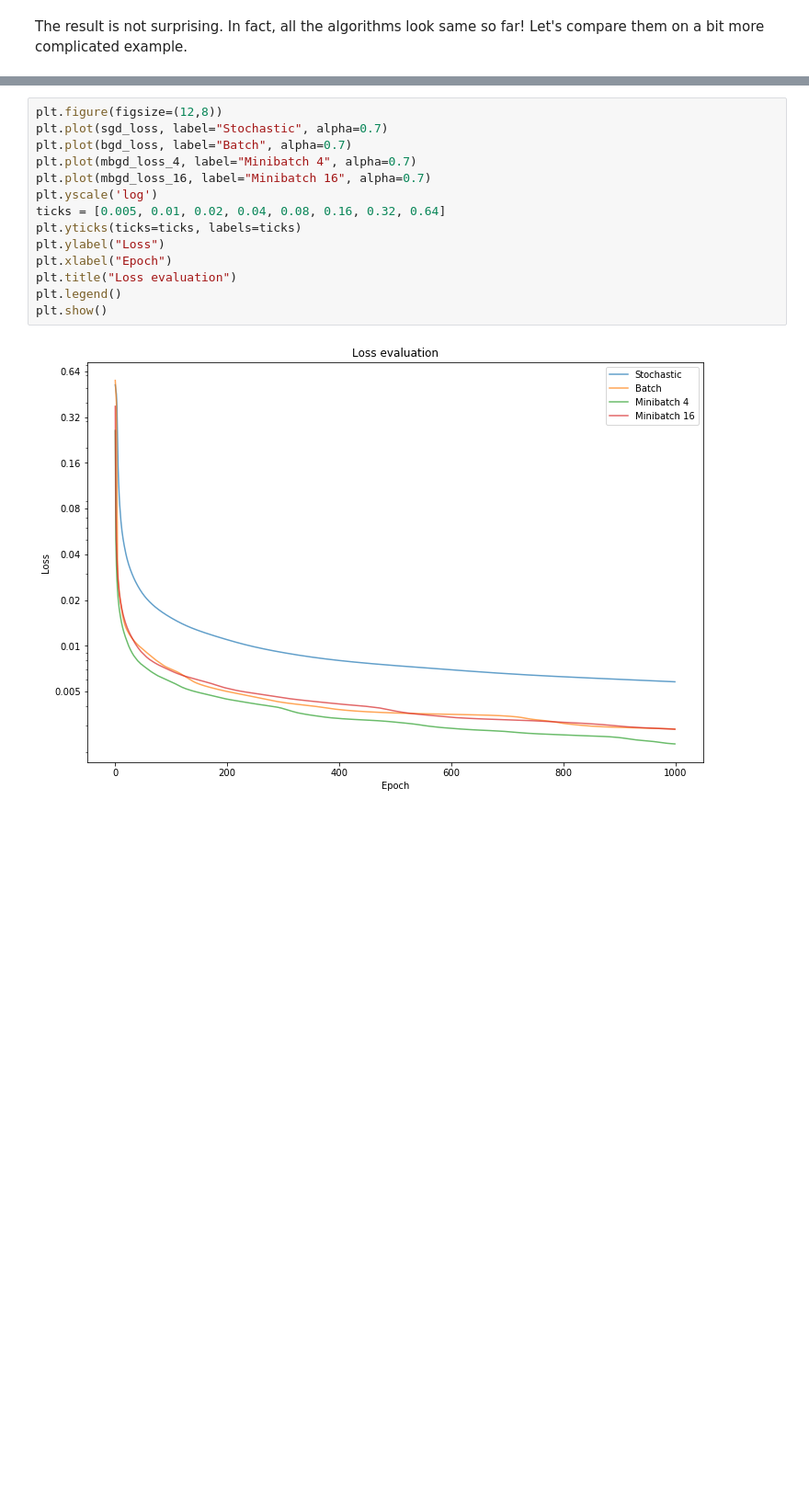
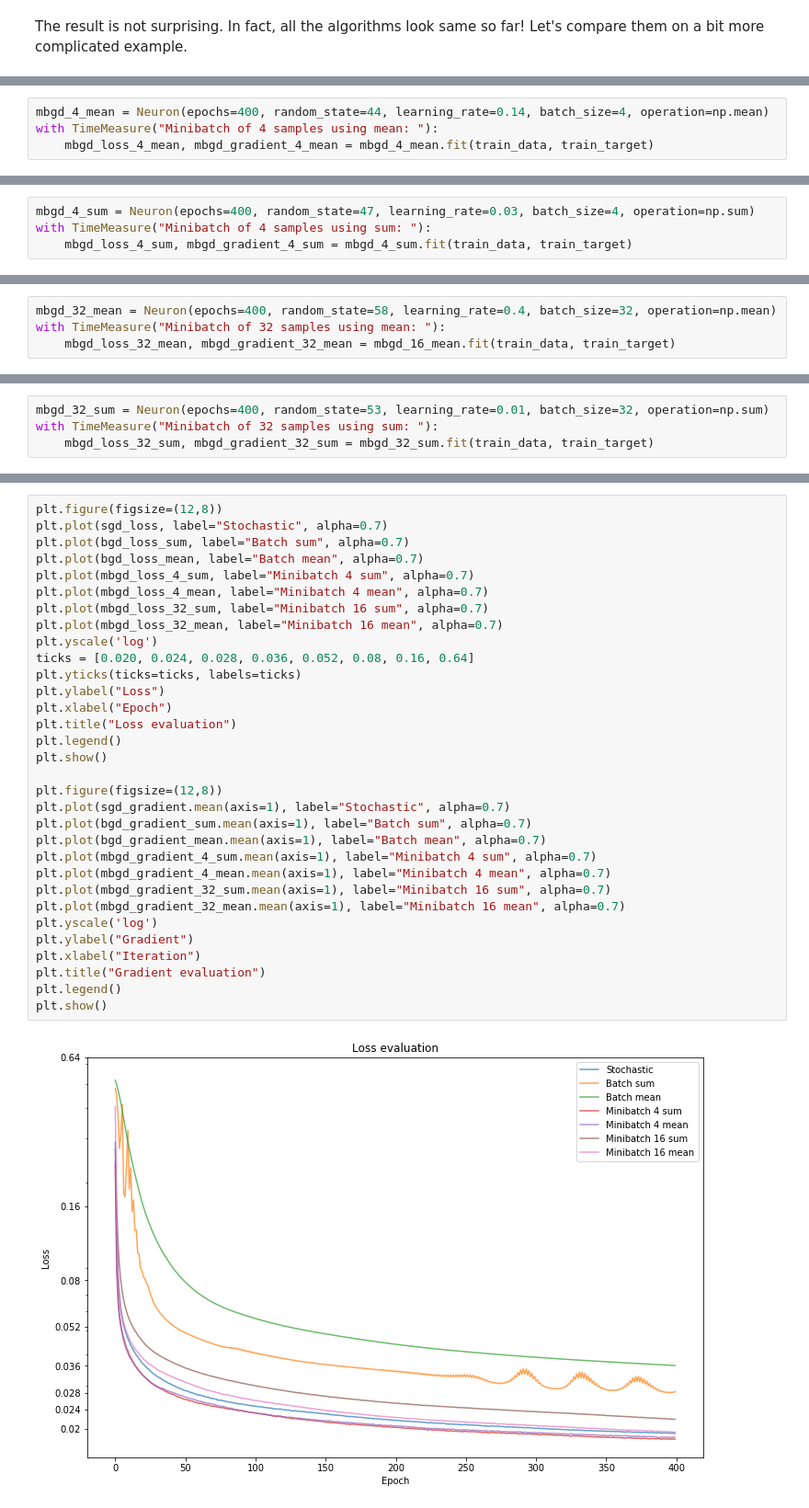
Before and after one commit to PatrikValkovic/neural-networks-step-by-step, a Jupyter notebook: 04-logistic-regression-training.ipynb, the cells around one changed output, grey strips where cells are left out. Shown at 92% size. Drawn from its saved outputs; the diff is of its cells as text; blank space fills up the shorter version.

Commit message:
Add code to evaluation

```diff
--- a/04-logistic-regression-training.ipynb
+++ b/04-logistic-regression-training.ipynb
@@ -456,0 +393,4 @@ plt.imshow(train_data[1000, :784].reshape(28, 28))
+# %%
+mbgd_4_mean = Neuron(epochs=400, random_state=44, learning_rate=0.14, batch_size=4, operation=np.mean)
+with TimeMeasure("Minibatch of 4 samples using mean: "):
+    mbgd_loss_4_mean, mbgd_gradient_4_mean = mbgd_4_mean.fit(train_data, train_target)
@@ -456,0 +399,4 @@ plt.imshow(train_data[1000, :784].reshape(28, 28))
+# %%
+mbgd_4_sum = Neuron(epochs=400, random_state=47, learning_rate=0.03, batch_size=4, operation=np.sum)
+with TimeMeasure("Minibatch of 4 samples using sum: "):
+    mbgd_loss_4_sum, mbgd_gradient_4_sum = mbgd_4_sum.fit(train_data, train_target)
@@ -456,0 +405,4 @@ plt.imshow(train_data[1000, :784].reshape(28, 28))
+# %%
+mbgd_32_mean = Neuron(epochs=400, random_state=58, learning_rate=0.4, batch_size=32, operation=np.mean)
+with TimeMeasure("Minibatch of 32 samples using mean: "):
+    mbgd_loss_32_mean, mbgd_gradient_32_mean = mbgd_16_mean.fit(train_data, train_target)
@@ -456,0 +411,4 @@ plt.imshow(train_data[1000, :784].reshape(28, 28))
+# %%
+mbgd_32_sum = Neuron(epochs=400, random_state=53, learning_rate=0.01, batch_size=32, operation=np.sum)
+with TimeMeasure("Minibatch of 32 samples using sum: "):
+    mbgd_loss_32_sum, mbgd_gradient_32_sum = mbgd_32_sum.fit(train_data, train_target)
@@ -457,16 +417,34 @@ plt.imshow(train_data[1000, :784].reshape(28, 28))
 # %%
 plt.figure(figsize=(12,8))
 plt.plot(sgd_loss, label="Stochastic", alpha=0.7)
-plt.plot(bgd_loss, label="Batch", alpha=0.7)
-plt.plot(mbgd_loss_4, label="Minibatch 4", alpha=0.7)
-plt.plot(mbgd_loss_16, label="Minibatch 16", alpha=0.7)
+plt.plot(bgd_loss_sum, label="Batch sum", alpha=0.7)
+plt.plot(bgd_loss_mean, label="Batch mean", alpha=0.7)
+plt.plot(mbgd_loss_4_sum, label="Minibatch 4 sum", alpha=0.7)
+plt.plot(mbgd_loss_4_mean, label="Minibatch 4 mean", alpha=0.7)
+plt.plot(mbgd_loss_32_sum, label="Minibatch 16 sum", alpha=0.7)
+plt.plot(mbgd_loss_32_mean, label="Minibatch 16 mean", alpha=0.7)
 plt.yscale('log')
-ticks = [0.005, 0.01, 0.02, 0.04, 0.08, 0.16, 0.32, 0.64]
+ticks = [0.020, 0.024, 0.028, 0.036, 0.052, 0.08, 0.16, 0.64]
 plt.yticks(ticks=ticks, labels=ticks)
 plt.ylabel("Loss")
 plt.xlabel("Epoch")
 plt.title("Loss evaluation")
 plt.legend()
 plt.show()
+
+plt.figure(figsize=(12,8))
+plt.plot(sgd_gradient.mean(axis=1), label="Stochastic", alpha=0.7)
+plt.plot(bgd_gradient_sum.mean(axis=1), label="Batch sum", alpha=0.7)
+plt.plot(bgd_gradient_mean.mean(axis=1), label="Batch mean", alpha=0.7)
+plt.plot(mbgd_gradient_4_sum.mean(axis=1), label="Minibatch 4 sum", alpha=0.7)
+plt.plot(mbgd_gradient_4_mean.mean(axis=1), label="Minibatch 4 mean", alpha=0.7)
+plt.plot(mbgd_gradient_32_sum.mean(axis=1), label="Minibatch 16 sum", alpha=0.7)
+plt.plot(mbgd_gradient_32_mean.mean(axis=1), label="Minibatch 16 mean", alpha=0.7)
+plt.yscale('log')
+plt.ylabel("Gradient")
+plt.xlabel("Iteration")
+plt.title("Gradient evaluation")
+plt.legend()
+plt.show()
 # %% [output]
-[figure, old version]
+[figure, new version]
```
Also changed, not shown: parts of 20 cells of this notebook.
